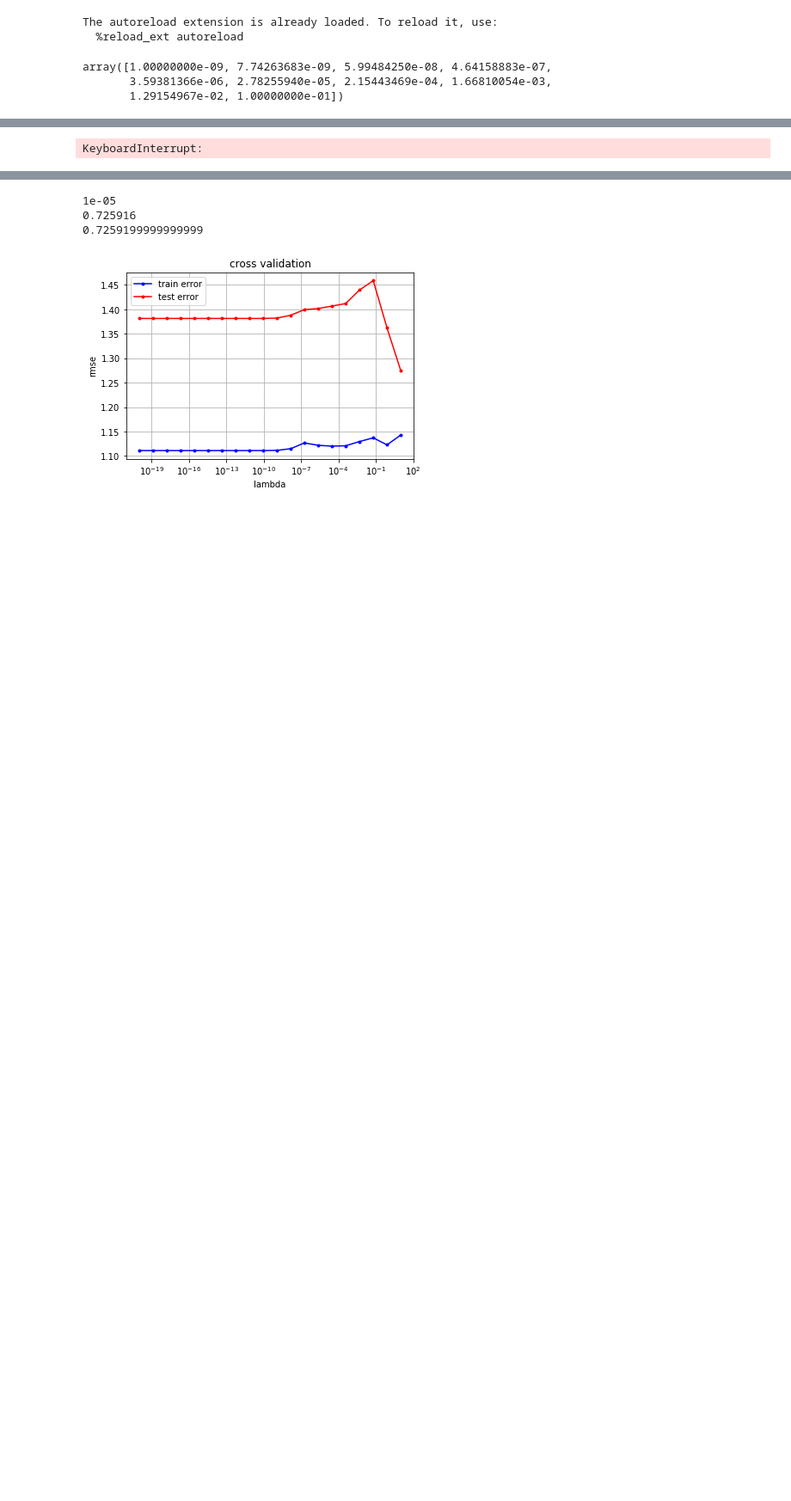
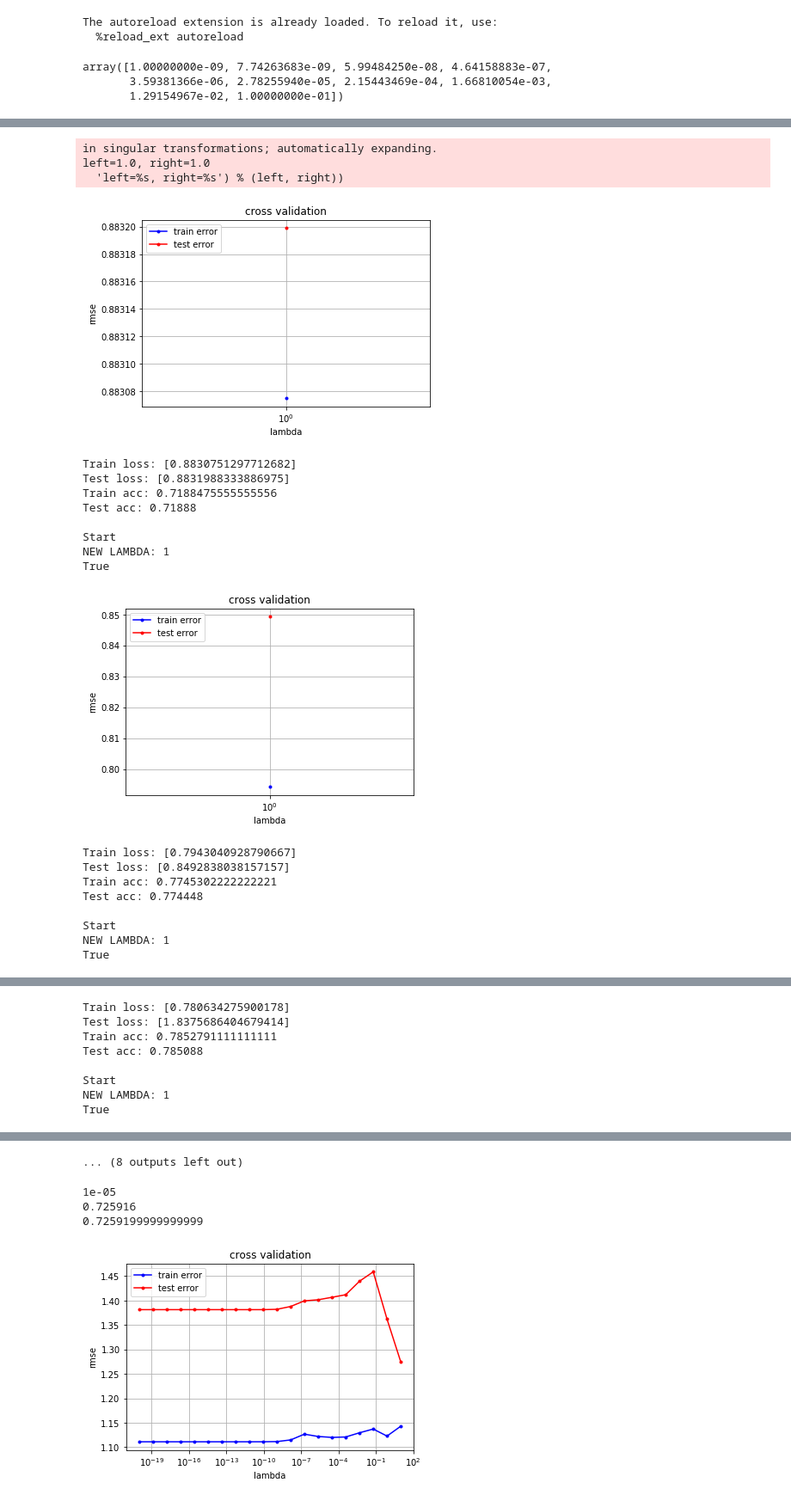
Before and after one commit to mmilenkoski/detecting_higgs_bosson, a Jupyter notebook: Main Notebook.ipynb, the cells around one changed output, grey strips where cells are left out. Shown: that part at 86% size. Saved outputs shown, nothing was run; the diff lists cells and outputs as text; code cells hidden in the pictures; blank space fills up the shorter version.

```diff
--- a/Main Notebook.ipynb
+++ b/Main Notebook.ipynb
@@ -29,6 +30,7 @@ array([1.00000000e-09, 7.74263683e-09, 5.99484250e-08, 4.64158883e-07,
        3.59381366e-06, 2.78255940e-05, 2.15443469e-04, 1.66810054e-03,
        1.29154967e-02, 1.00000000e-01])
 # %%
-lambda_, acc_tr, acc_te = cross_validation(tx_train, y_train, lambdas=lambdas, poly_degree=-1, n_splits=10, norm="std", method="logistic", max_iters=2000)
+for i in [-1, 2, 3, 4, 5, 6, 7, 8, 9]:
+    lambda_, acc_tr, acc_te = cross_validation(tx_train, y_train, lambdas=[1], poly_degree=i, n_splits=10, norm="std", method="least_squares", max_iters=5000)
 # %% [output]
 Start
@@ -51 +39,21 @@ Itteration: 1800, Loss: 1.7221859052757371
-KeyboardInterrupt:
+in singular transformations; automatically expanding.
+left=1.0, right=1.0
+  'left=%s, right=%s') % (left, right))
+[figure, added]
+Train loss: [0.8830751297712682]
+Test loss: [0.8831988333886975]
+Train acc: 0.7188475555555556
+Test acc: 0.71888
+
+Start
+NEW LAMBDA: 1
+True
+[figure, added]
+Train loss: [0.7943040928790667]
+Test loss: [0.8492838038157157]
+Train acc: 0.7745302222222221
+Test acc: 0.774448
+
+Start
+NEW LAMBDA: 1
+True
@@ -51,0 +61,8 @@ KeyboardInterrupt:
+Train loss: [0.780634275900178]
+Test loss: [1.8375686404679414]
+Train acc: 0.7852791111111111
+Test acc: 0.785088
+
+Start
+NEW LAMBDA: 1
+True
@@ -52,3 +87,4 @@ KeyboardInterrupt:
+... (8 outputs left out)
 # %%
 print(lambda_)
 print(acc_tr)
```
Also changed, not shown: parts of 2 cells of this notebook, 2 other files.
